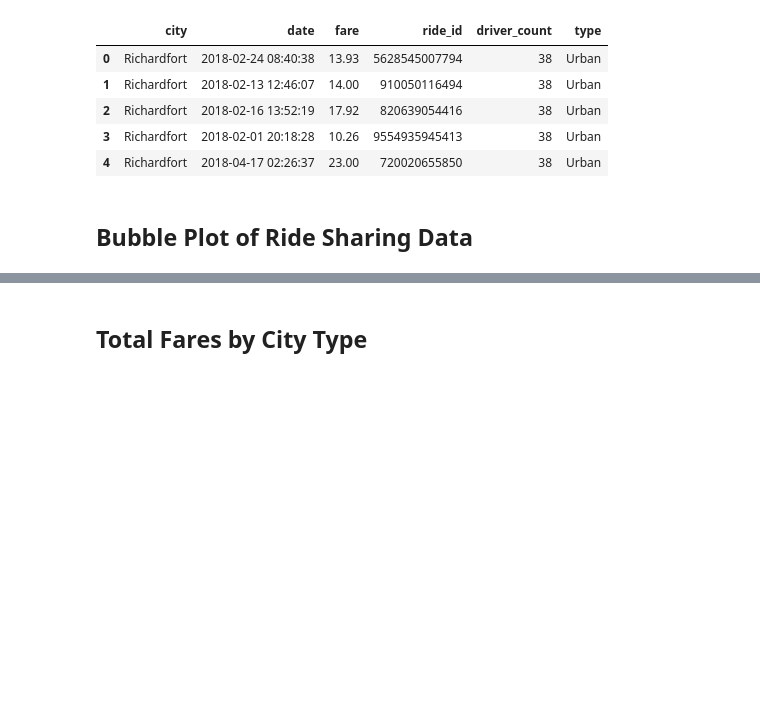
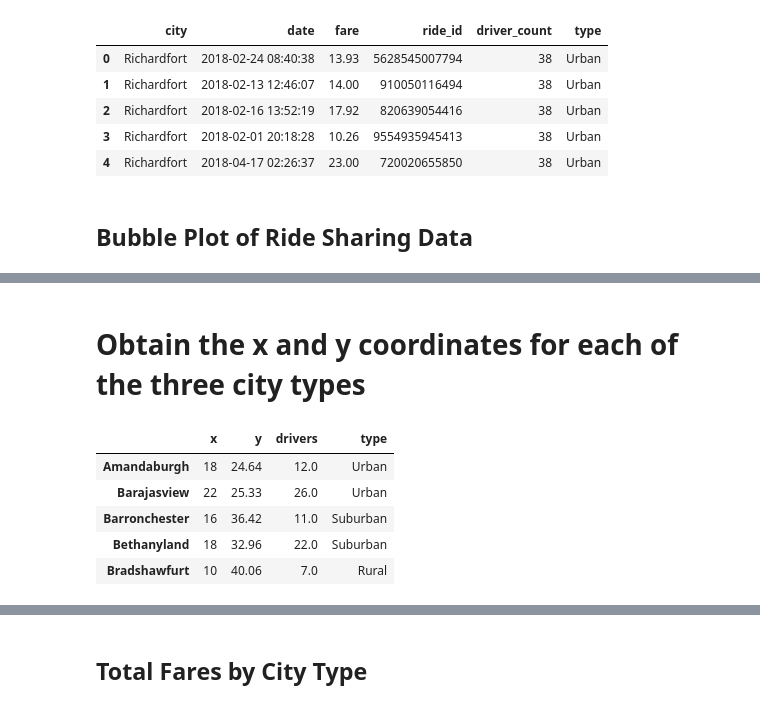
Before and after one commit to DZweiback/Matplotlib-Homework, a Jupyter notebook: dz_Pyber HW.ipynb, the cells around one changed output, grey strips where cells are left out. Saved outputs shown, nothing was run; the diff lists cells and outputs as text; code cells hidden in the pictures; blank space fills up the shorter version.

```diff
--- a/dz_Pyber HW.ipynb
+++ b/dz_Pyber HW.ipynb
@@ -93,0 +82,2 @@ plt.show()
+# %% [markdown]
+# Obtain the x and y coordinates for each of the three city types
@@ -93,0 +96,27 @@ plt.show()
+# %%
+#Calculate the "y" values, y=Average Fare per City (AvgFare_City)
+
+#Option #1 using x values
+#Fares_City = combined_pyber_df.groupby(['city']).fare.sum()
+#print(Fares_City)
+#AvgFare_City = round(Fares_City/x, 2)
+#print(AvgFare_City)
+
+#Option #2 wihout x values
+#Calculate Average Fare ($) per each City
+AvgFare_City = round(Cities.mean()['fare'], 2)
+
+#y = AvgFare_City
+#print(y)
+# %%
+#Calculate the values for Bubbles, Bubble data "s" = Number of Drivers by City Type
+
+#First, Calculate the Number of Drivers per City
+
+#Option1 = ordered by High to Low Count using city_data w/o duplicates
+#Drivers_City = city_data.groupby(['city']).driver_count.sum()
+#print(Drivers_City)
+
+#Option #2
+Drivers_City = Cities.mean()['driver_count']
+#Drivers_City
@@ -93,0 +127,12 @@ plt.show()
+# %%
+#Third, Create New df for all values (x=Rides_City, y=AvgFare_City, Drivers_City, CityType)
+New_df = pd.DataFrame({"x":Rides_City, "y":AvgFare_City, "drivers":Drivers_City, "type":CityType})
+New_df.sort_values('drivers', ascending = False)
+New_df.head()
+# %% [output]
+|  | x | y | drivers | type |
+| Amandaburgh | 18 | 24.64 | 12.0 | Urban |
+| Barajasview | 22 | 25.33 | 26.0 | Urban |
+| Barronchester | 16 | 36.42 | 11.0 | Suburban |
+| Bethanyland | 18 | 32.96 | 22.0 | Suburban |
+| Bradshawfurt | 10 | 40.06 | 7.0 | Rural |
```
Also changed, not shown: parts of 20 cells of this notebook.
